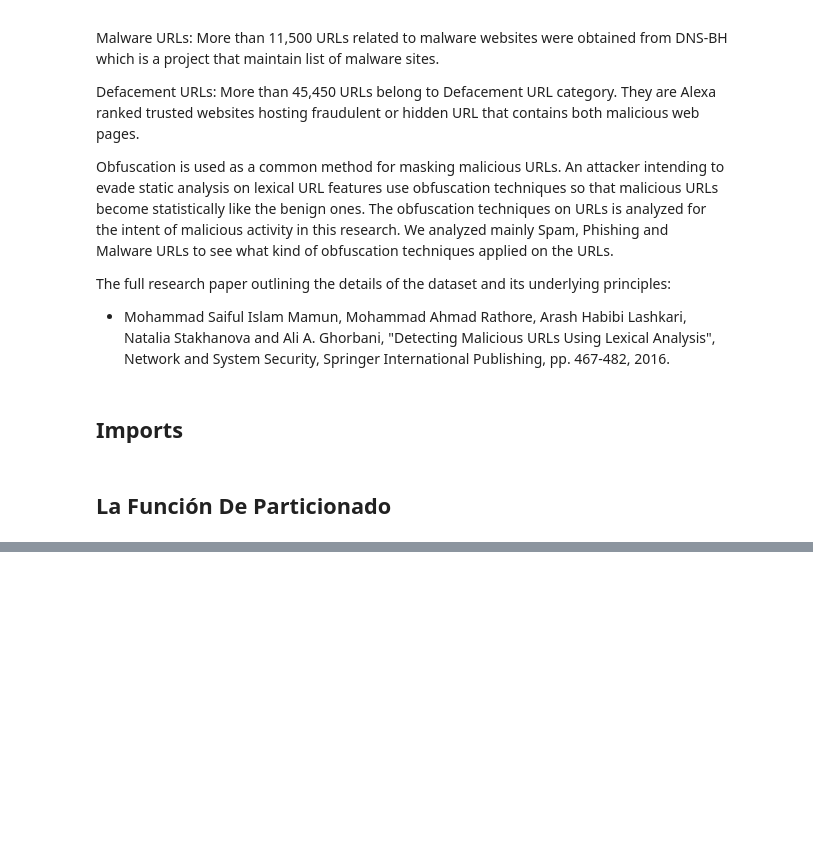
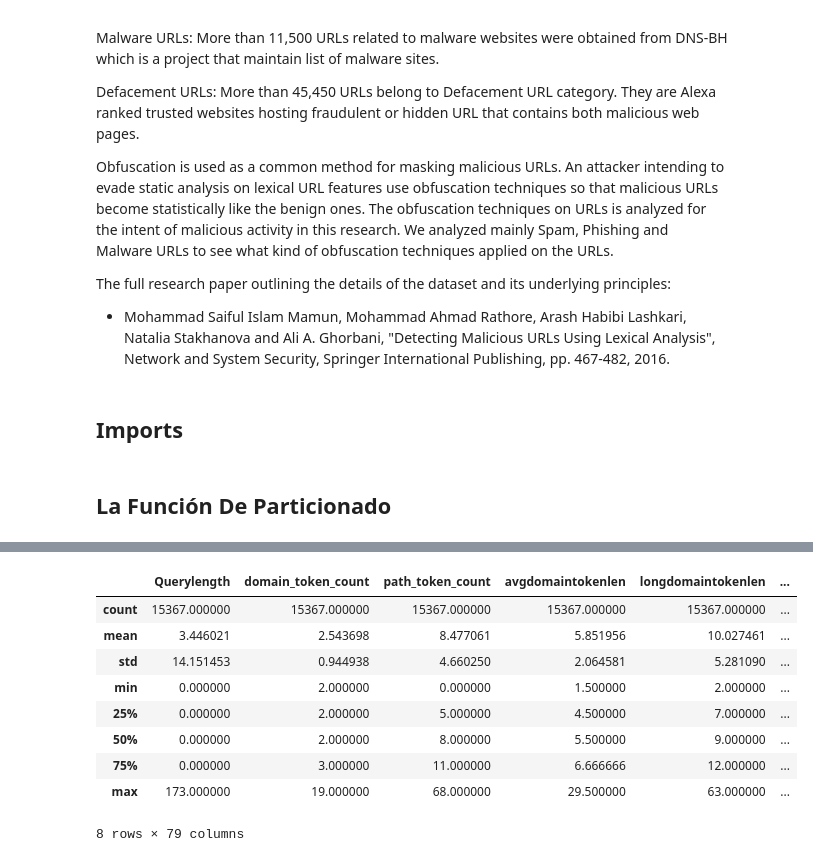
Before and after one commit to JoseAlfonsoB/Caso-practico-Support-Vector-Machine-SVM-, a Jupyter notebook: support_vector_Machine.ipynb, the cells around one changed output, grey strips where cells are left out. Drawn from its saved outputs; the diff is of its cells as text; code cells hidden in the pictures; blank space fills up the shorter version.

```diff
--- a/support_vector_Machine.ipynb
+++ b/support_vector_Machine.ipynb
@@ -72,0 +94,13 @@ def plot_svc_decision_boundary(svm_clf, xmin, xmax):
+# %%
+df.describe()
+# %% [output]
+|  | Querylength | domain_token_count | path_token_count | avgdomaintokenlen | longdomaintokenlen | ... |
+| count | 15367.000000 | 15367.000000 | 15367.000000 | 15367.000000 | 15367.000000 | ... |
+| mean | 3.446021 | 2.543698 | 8.477061 | 5.851956 | 10.027461 | ... |
+| std | 14.151453 | 0.944938 | 4.660250 | 2.064581 | 5.281090 | ... |
+| min | 0.000000 | 2.000000 | 0.000000 | 1.500000 | 2.000000 | ... |
+| 25% | 0.000000 | 2.000000 | 5.000000 | 4.500000 | 7.000000 | ... |
+| 50% | 0.000000 | 2.000000 | 8.000000 | 5.500000 | 9.000000 | ... |
+| 75% | 0.000000 | 3.000000 | 11.000000 | 6.666666 | 12.000000 | ... |
+| max | 173.000000 | 19.000000 | 68.000000 | 29.500000 | 63.000000 | ... |
+8 rows × 79 columns
```
Also changed, not shown: parts of 17 cells of this notebook.
